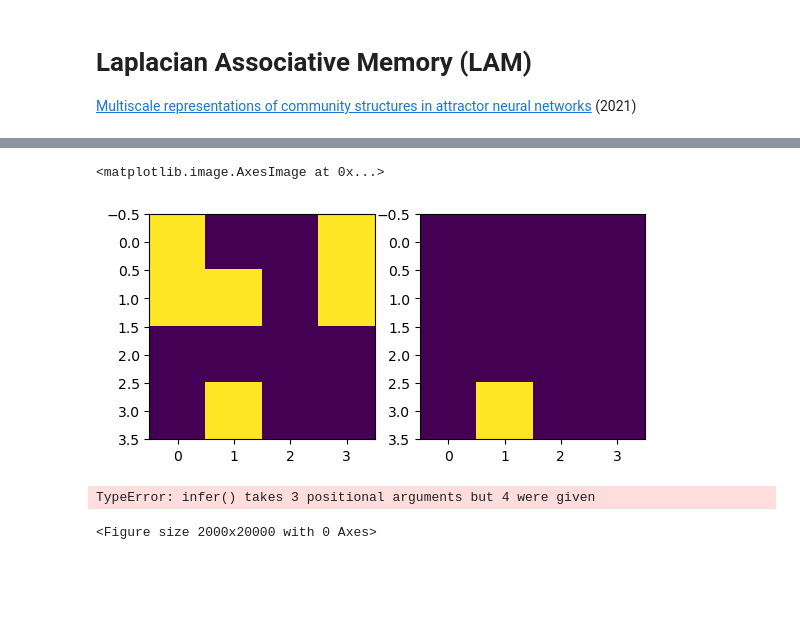
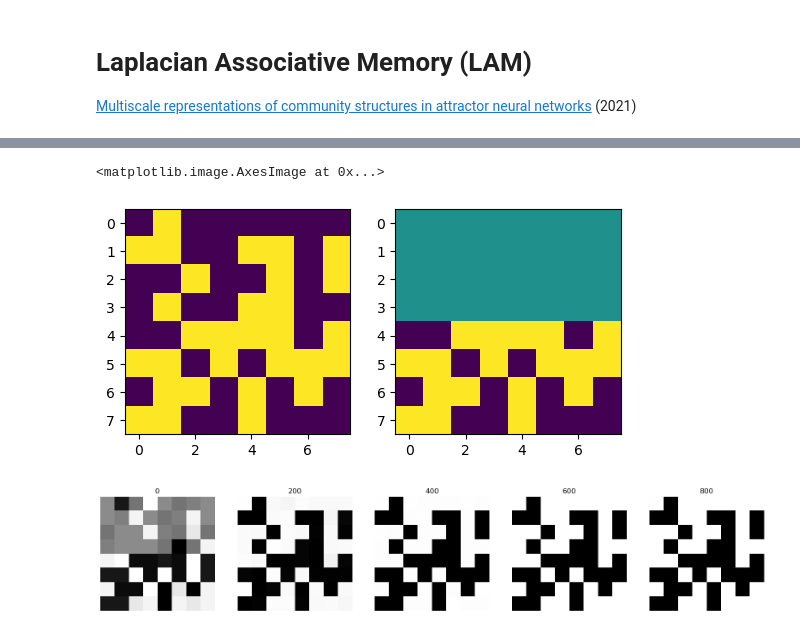
Before and after one commit to epochlab/LAM, a Jupyter notebook: sandbox/sandbox_LAM.ipynb, the cells around one changed output, grey strips where cells are left out. Saved outputs shown, nothing was run; the diff lists cells and outputs as text; code cells hidden in the pictures; blank space fills up the shorter version.

```diff
--- a/sandbox/sandbox_LAM.ipynb
+++ b/sandbox/sandbox_LAM.ipynb
@@ -65,13 +91,13 @@ class LAM():
 # %%
-# Hyperparameters
-ndim = 16
-memory = 2
+ndim = 64
+memory = 8
 p = 0.5
-alpha = 0.1
+
+alpha = 0.1 # Auto-association ratio
+gamma = 0.5 # Global inhibitory ratio
 # %%
-data = np.random.choice([0, 1], size=ndim*memory, p=[p, 1 - p]) # Binary input with sparsity
+data = np.random.choice([-1, 1], size=ndim*memory, p=[p, 1-p]) # Binary dipole (+/-) input with sparsity
 data = data.reshape(memory, ndim)
 
-print(data)
 print(data.shape)
 # %% [output]
@@ -81,6 +105,6 @@ print(data.shape)
 # %%
 # Build model
-model = LAM(ndim)
+model = LAM(ndim, memory, alpha)
 # %%
 # Summary
 w = int((ndim * (ndim - 1)) / 2)
@@ -120,16 +148,15 @@ Text(0.5, 1.0, 'Laplacian')
 # %%
-# state = np.random.randint(-1,2,(model.ndim)) # Noise
+state = np.copy(data[0])
+state[:int(ndim/2)] = 0 # Mask
+# state += np.random.randint(-1,2,(ndim)) # Noise
 
 plt.subplot(1,2,1)
-state = data[0]
+plt.imshow(data[0].reshape(int(ndim**0.5),int(ndim**0.5)))
+plt.subplot(1,2,2)
 plt.imshow(state.reshape(int(ndim**0.5),int(ndim**0.5)))
-
-plt.subplot(1,2,2)
-state[:8] = 0
-plt.imshow(state.reshape(int(ndim**0.5),int(ndim**0.5)))
 # %% [output]
 <matplotlib.image.AxesImage at 0x...>
-[figure, old version]
+[figure, new version]
 # %%
 # Infer (Retrieval)
 steps = 1000
@@ -139,14 +166,14 @@ T = 1.0
 
 plt.figure(figsize=(20,200))
 for i in range(steps):
-    state = model.infer(state, n_update, T).astype(float)
+    state = model.infer(state, n_update).astype(float)
     E = model.compute_energy(state)
     energy.append(E)
 
     noise = np.random.randint(-1,2, state.shape) * T * 0.1 # Add disturbance
     state += noise
 
-    T = max(T * 0.99, 0.001) # Simulated annealing
+    T = max(T * 0.99, 0.01) # Simulated annealing
 
     stamp = steps / 5
     if i%stamp == 0:
@@ -156,8 +183,7 @@ for i in range(steps):
         plt.title(i)
         plt.axis('off')
 # %% [output]
-TypeError: infer() takes 3 positional arguments but 4 were given
-<Figure size 2000x20000 with 0 Axes>
+[figure, added]
 # %%
 x = np.arange(len(energy))
 y = np.array(energy).squeeze()
```
Also changed, not shown: parts of 7 cells of this notebook, 3 other files.
